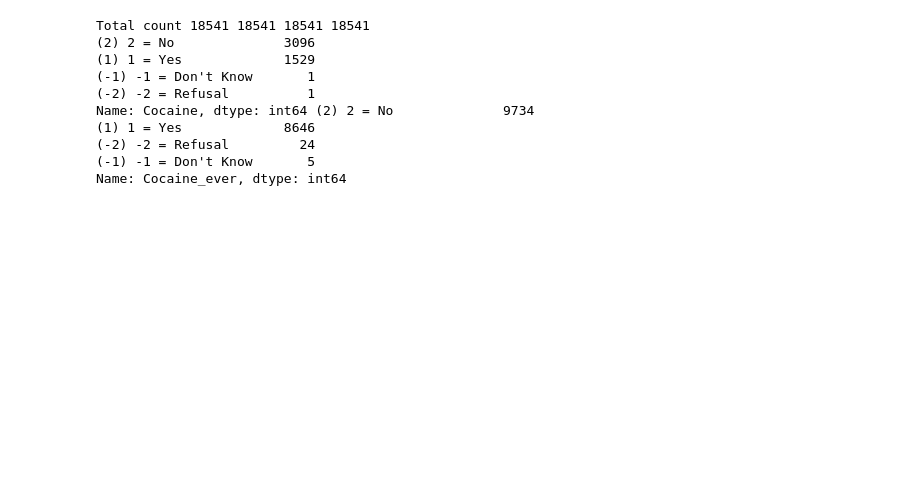
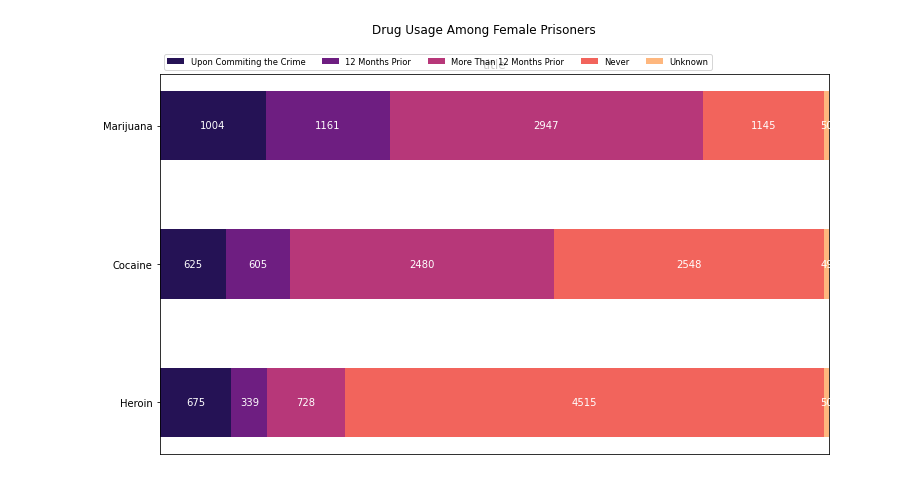
Before and after one commit to Philenku/Stats-401-Final-Project, a Jupyter notebook: visual3.ipynb, the cells around one changed output. Cells and saved outputs as stored; diff of their text form; code cells hidden in the pictures; blank space fills up the shorter version.

```diff
--- a/visual3.ipynb
+++ b/visual3.ipynb
@@ -300,56 +146,16 @@ plt.show()
-# %%
-df_male = df[df['Sex']=='Male']
-
-total_count = len(df_male)
-
-m_12 = df_male.Marijuana_12months.value_counts()
-m_now = df_male.Marijuana.value_counts()
-m_ever = df_male.Marijuana_ever.value_counts()
-
-h_12 = df_male.Heroin_12months.value_counts()
-h_now = df_male.Heroin.value_counts()
-h_ever = df_male.Heroin_ever.value_counts()
-
-c_12 = df_male.Cocaine_12months.value_counts()
-c_now = df_male.Cocaine.value_counts()
-c_ever = df_male.Cocaine_ever.value_counts()
-
-marijuana_values = [
-    m_now[0],
-    len(df_male[(df_male['Marijuana'] != '(1) 1 = Yes') & (df_male['Marijuana_12months']=='(1) 1 = Yes')]),
-    len(df_male[(df_male['Marijuana'] != '(1) 1 = Yes') & (df_male['Marijuana_12months']!='(1) 1 = Yes') & (df_male['Marijuana_ever'] == '(1) 1 = Yes')]),
-    m_ever[1],
-    total_count - m_ever[0] - m_ever[1]
-]
-
-cocaine_values = [
-    c_now[1],
-    len(df_male[(df_male['Cocaine'] != '(1) 1 = Yes') & (df_male['Cocaine_12months']=='(1) 1 = Yes')]),
-    len(df_male[(df_male['Cocaine'] != '(1) 1 = Yes') & (df_male['Cocaine_12months']!='(1) 1 = Yes') & (df_male['Cocaine_ever'] == '(1) 1 = Yes')]),
-    c_ever[0],
-    total_count - c_ever[0] - c_ever[1]
-]
-
-heroin_values = [
-    h_now[1],
-    len(df_male[(df_male['Heroin'] != '(1) 1 = Yes') & (df_male['Heroin_12months']=='(1) 1 = Yes')]),
-    len(df_male[(df_male['Heroin'] != '(1) 1 = Yes') & (df_male['Heroin_12months']!='(1) 1 = Yes') & (df_male['Heroin_ever'] == '(1) 1 = Yes')]),
-    h_ever[0],
-    total_count - h_ever[0] - h_ever[1]
-]
-
-print('Total count', total_count, sum(marijuana_values), sum(heroin_values), sum(cocaine_values))
-
-print(c_now, c_ever)
-# %% [output]
-Total count 18541 18541 18541 18541
-(2) 2 = No              3096
-(1) 1 = Yes             1529
-(-1) -1 = Don't Know       1
-(-2) -2 = Refusal          1
-Name: Cocaine, dtype: int64 (2) 2 = No              9734
-(1) 1 = Yes             8646
-(-2) -2 = Refusal         24
-(-1) -1 = Don't Know       5
-Name: Cocaine_ever, dtype: int64
+# %%
+# CREATE VIS FOR FEMALE PRISONERS
+df_female = df[df['Sex']=='Female']
+
+fem_marijuana_values, fem_heroin_values, fem_cocaine_values = extract_values(df_female)
+category_names = ['Upon Commiting the Crime', '12 Months Prior', 'More Than 12 Months Prior', 'Never', "Unknown"]
+results = {
+    'Marijuana': fem_marijuana_values,
+    'Cocaine': fem_cocaine_values,
+    'Heroin': fem_heroin_values
+}
+survey(results, category_names, 'Drug Usage Among Female Prisoners')
+plt.show()
+# %% [output]
+[figure, added]
 # %%
```
Also changed, not shown: parts of 16 cells of this notebook.
